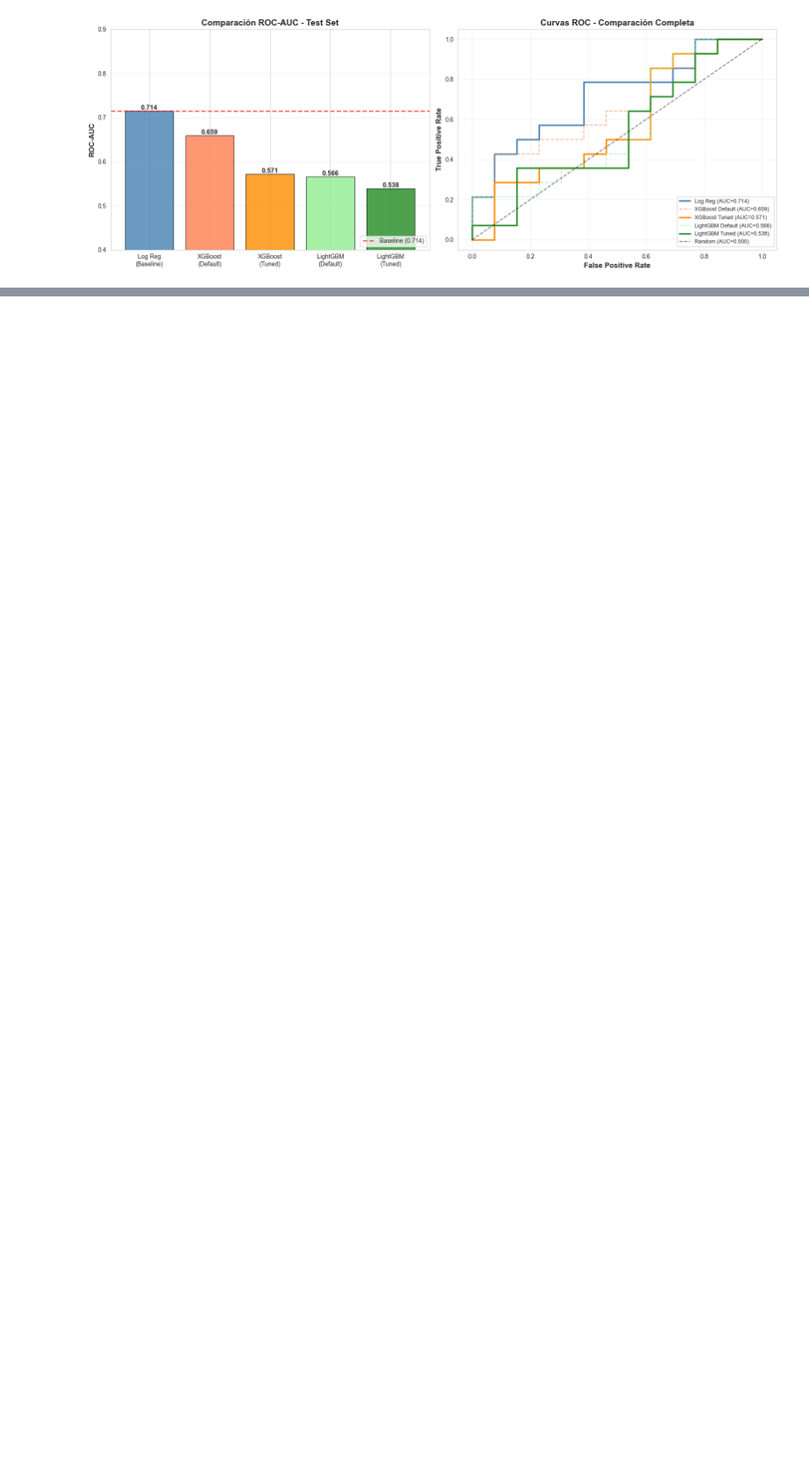
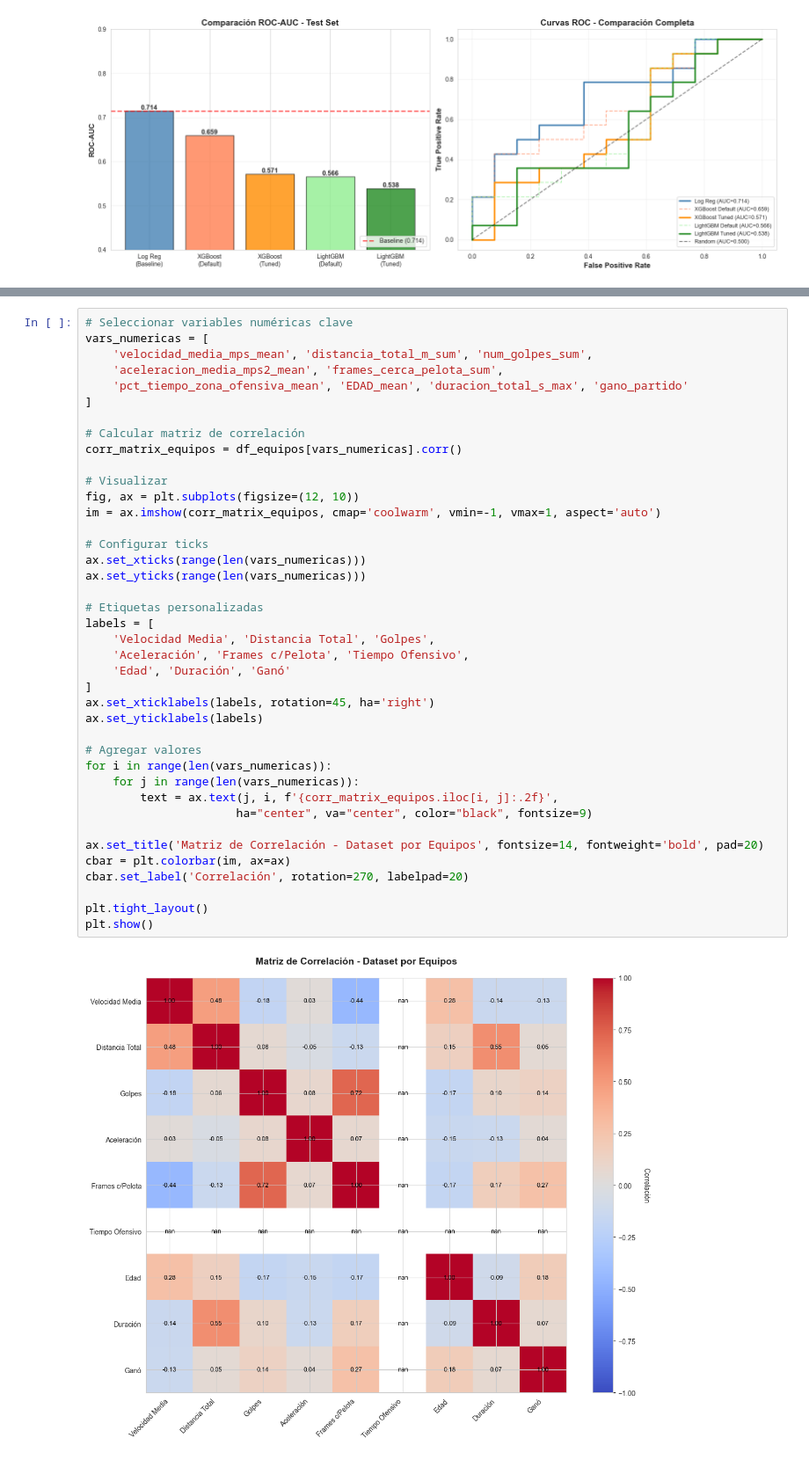
Before and after one commit to FerminEscalona/Paddle_Tournament_Predictor, a Jupyter notebook: miAnalisis.ipynb, the cells around one changed output, grey strips where cells are left out. Shown at 88% size. Drawn from its saved outputs; the diff is of its cells as text; blank space fills up the shorter version.

```diff
--- a/miAnalisis.ipynb
+++ b/miAnalisis.ipynb
@@ -5641,0 +4421,42 @@ plt.show()
+# %%
+# Seleccionar variables numéricas clave
+vars_numericas = [
+    'velocidad_media_mps_mean', 'distancia_total_m_sum', 'num_golpes_sum',
+    'aceleracion_media_mps2_mean', 'frames_cerca_pelota_sum',
+    'pct_tiempo_zona_ofensiva_mean', 'EDAD_mean', 'duracion_total_s_max', 'gano_partido'
+]
+
+# Calcular matriz de correlación
+corr_matrix_equipos = df_equipos[vars_numericas].corr()
+
+# Visualizar
+fig, ax = plt.subplots(figsize=(12, 10))
+im = ax.imshow(corr_matrix_equipos, cmap='coolwarm', vmin=-1, vmax=1, aspect='auto')
+
+# Configurar ticks
+ax.set_xticks(range(len(vars_numericas)))
+ax.set_yticks(range(len(vars_numericas)))
+
+# Etiquetas personalizadas
+labels = [
+    'Velocidad Media', 'Distancia Total', 'Golpes',
+    'Aceleración', 'Frames c/Pelota', 'Tiempo Ofensivo',
+    'Edad', 'Duración', 'Ganó'
+]
+ax.set_xticklabels(labels, rotation=45, ha='right')
+ax.set_yticklabels(labels)
+
+# Agregar valores
+for i in range(len(vars_numericas)):
+    for j in range(len(vars_numericas)):
+        text = ax.text(j, i, f'{corr_matrix_equipos.iloc[i, j]:.2f}',
+                      ha="center", va="center", color="black", fontsize=9)
+
+ax.set_title('Matriz de Correlación - Dataset por Equipos', fontsize=14, fontweight='bold', pad=20)
+cbar = plt.colorbar(im, ax=ax)
+cbar.set_label('Correlación', rotation=270, labelpad=20)
+
+plt.tight_layout()
+plt.show()
+# %% [output]
+[figure, added]
```
Also changed, not shown: parts of 150 cells of this notebook.
